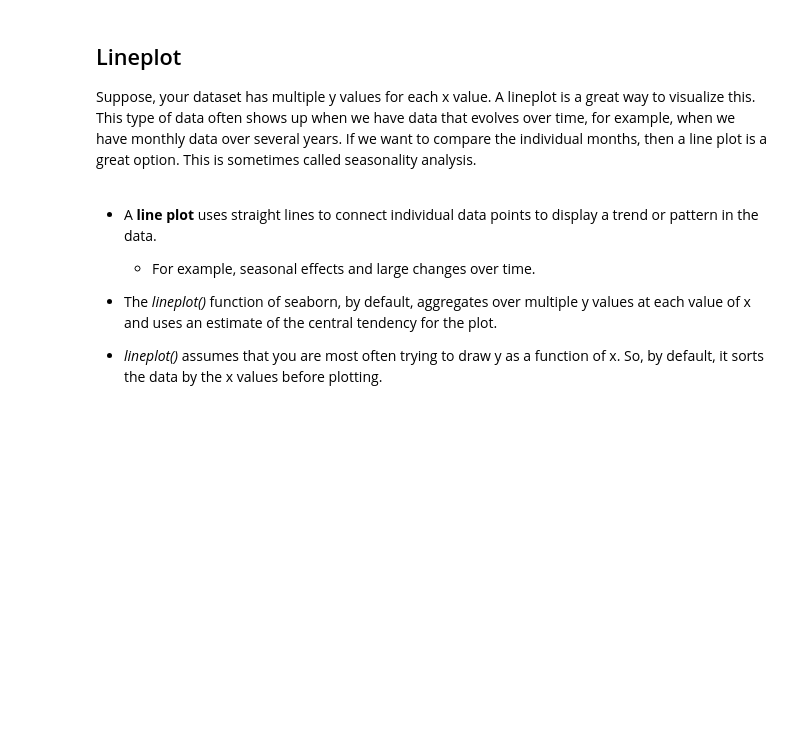
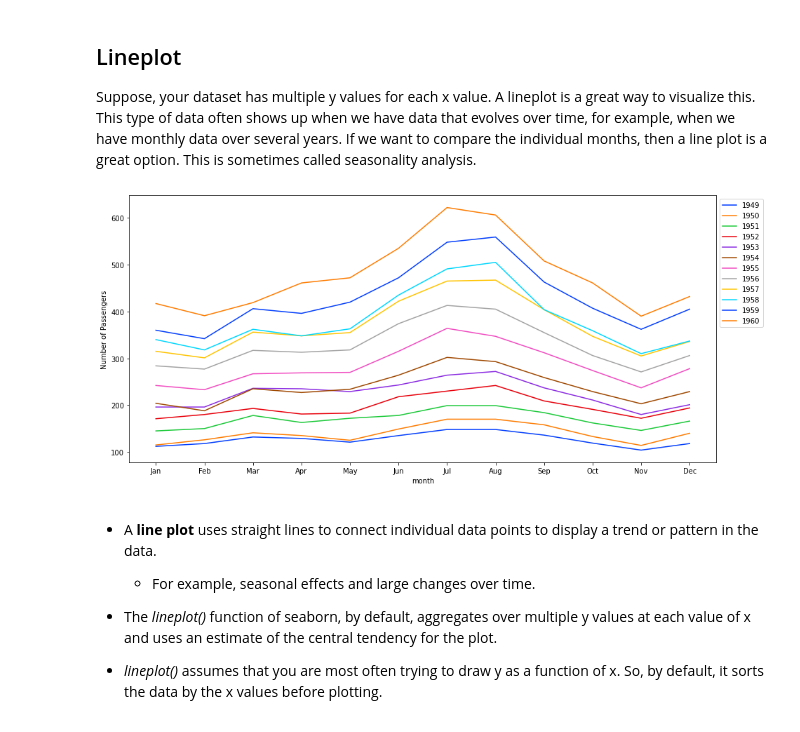
Before and after one commit to adoss/datascience, a Jupyter notebook: notebooks/Original_Data_Visualization_with_Python.ipynb, the cells around one changed output. Saved outputs shown, nothing was run; the diff lists cells and outputs as text; code cells hidden in the pictures; blank space fills up the shorter version.

```diff
--- a/notebooks/Original_Data_Visualization_with_Python.ipynb
+++ b/notebooks/Original_Data_Visualization_with_Python.ipynb
@@ -275,8 +322,10 @@ plt.xlabel('Engine-type');
 Suppose, your dataset has multiple y values for each x value.  A lineplot is a great way to visualize this.  This type of data often shows up when we have data that evolves over time, for example, when we have monthly data over several years.  If we want to compare the individual months, then a line plot is a great option.  This is sometimes called seasonality analysis.
 # %%
 from IPython.display import Image
-Image('/content/drive/MyDrive/Python Course/Line_plot.png')
-#Image('/location on your computer/Line_plot.png')
+# Image('/content/drive/MyDrive/Python Course/Line_plot.png')
+Image('Line_Plot-1.png')
+# %% [output]
+[figure, added]
 # %% [markdown]
 - A **line plot** uses straight lines to connect individual data points to display a trend or pattern in the data.
     - For example, seasonal effects and large changes over time.
```
Also changed, not shown: parts of 62 cells of this notebook, 8 other files.
